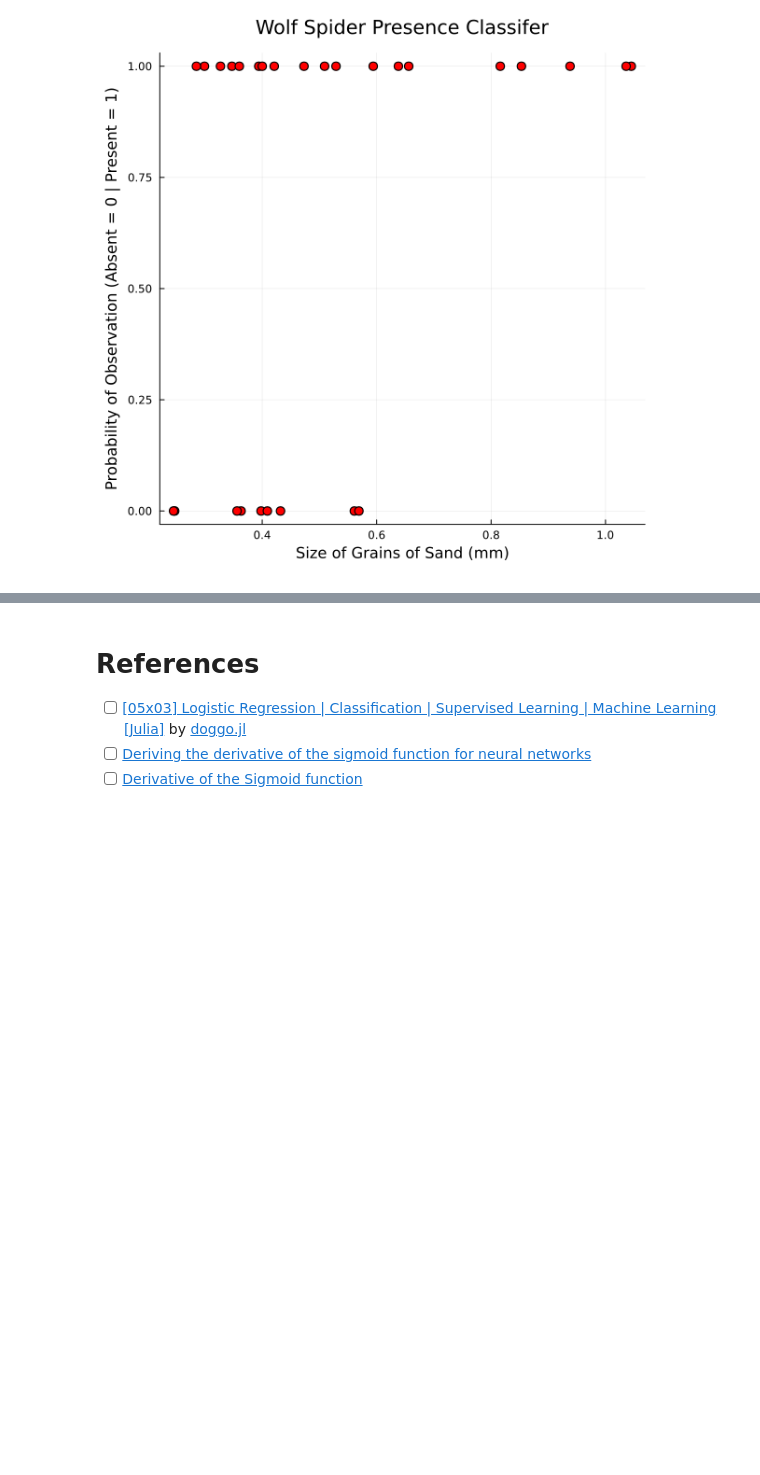
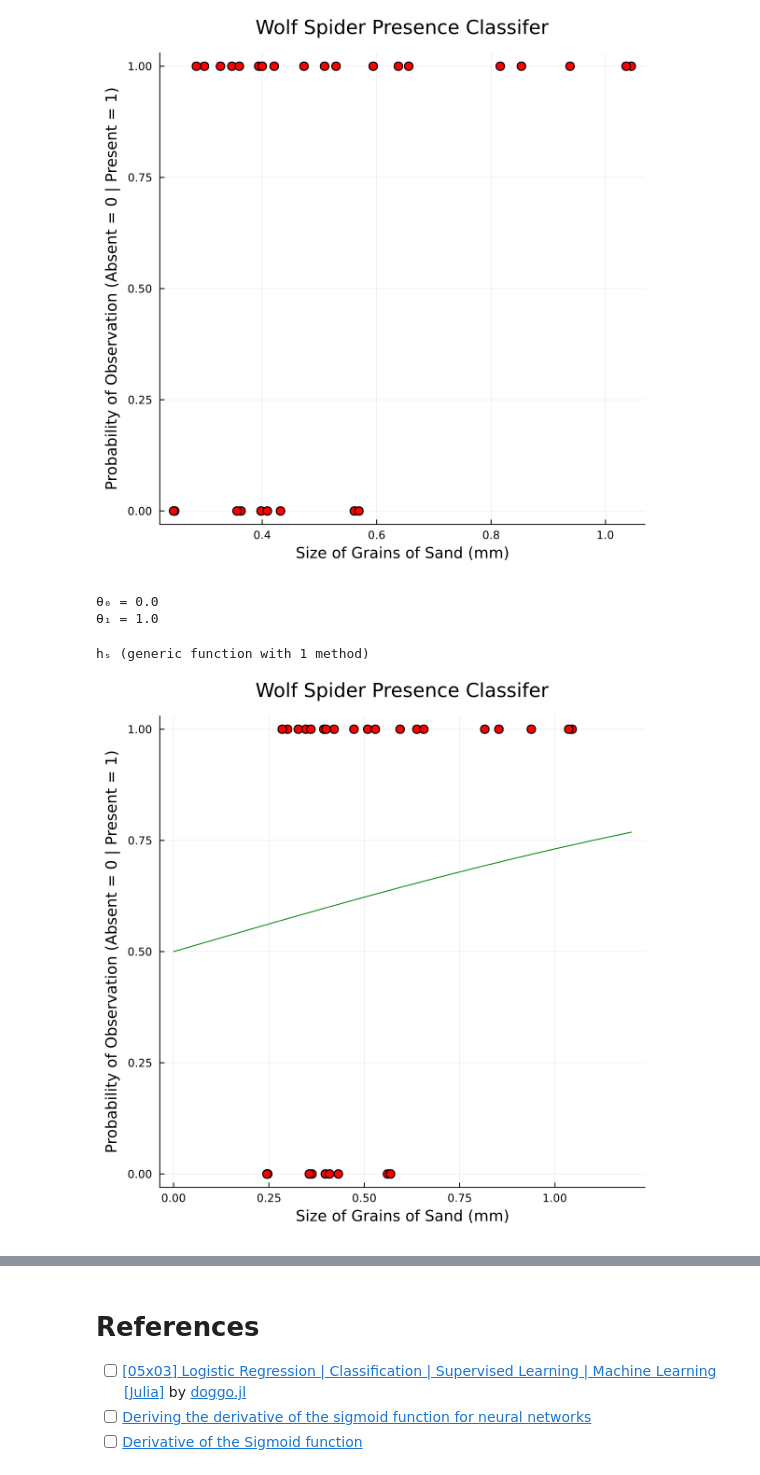
Before and after one commit to setrar/MALIS, a Jupyter notebook: labs/lab2/lr/sl_regression.jl.ipynb, the cells around one changed output, grey strips where cells are left out. Drawn from its saved outputs; the diff is of its cells as text; code cells hidden in the pictures; blank space fills up the shorter version.

```diff
--- a/labs/lab2/lr/sl_regression.jl.ipynb
+++ b/labs/lab2/lr/sl_regression.jl.ipynb
@@ -122,3 +122,10 @@ Pₛₛₛ = scatter(x, Y,
 ###############################################################################################
 # Logistic Regression Model
 ###############################################################################################
+# %%
+# initialize paramaters θₓ where ₓ ∈ [0,1]
+θ₀ = 0.0;  @show θ₀; # y-intercept (default = 0 | try 1 & -1)
+θ₁ = 1.0;  @show θ₁; # slope (default = 1 | try 0.5 & -0.5)
+# %% [output]
+θ₀ = 0.0
+θ₁ = 1.0
@@ -124,0 +136,15 @@ Pₛₛₛ = scatter(x, Y,
+# %%
+# Define hypothesis function hₛ
+
+# parameter function θₚ(x)
+θₚ(x) = θ₀ .+ θ₁ * x
+
+# hypotheses function
+hₛ(x) = 1 ./ (1 .+ exp.(-θₚ(x)))
+# %% [output]
+hₛ (generic function with 1 method)
+# %%
+# plot initial hypothesis
+plot!(0:0.1:1.2, hₛ, color = :green)
+# %% [output]
+[figure, added]
```
Also changed, not shown: parts of 13 cells of this notebook, 8 other files.
